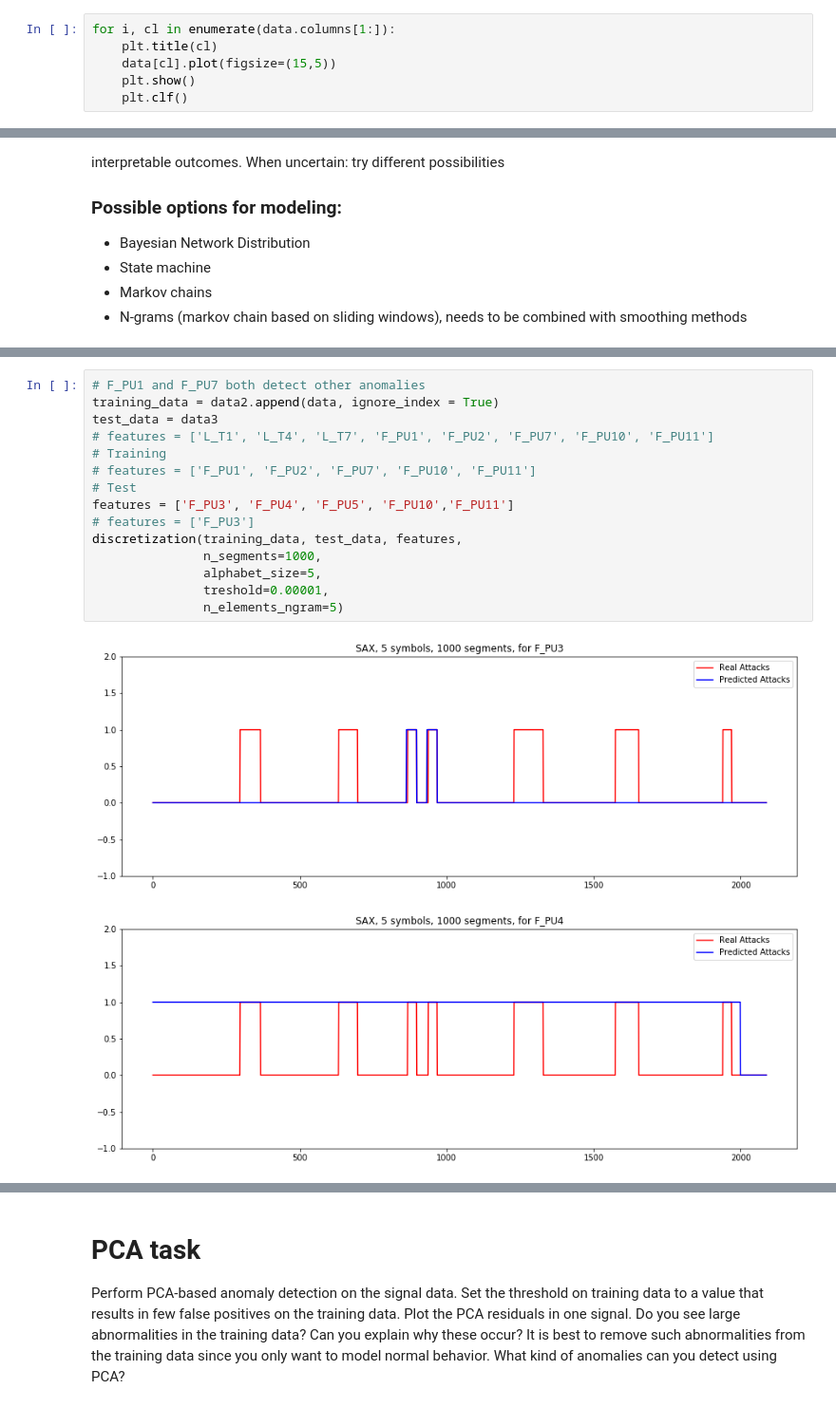
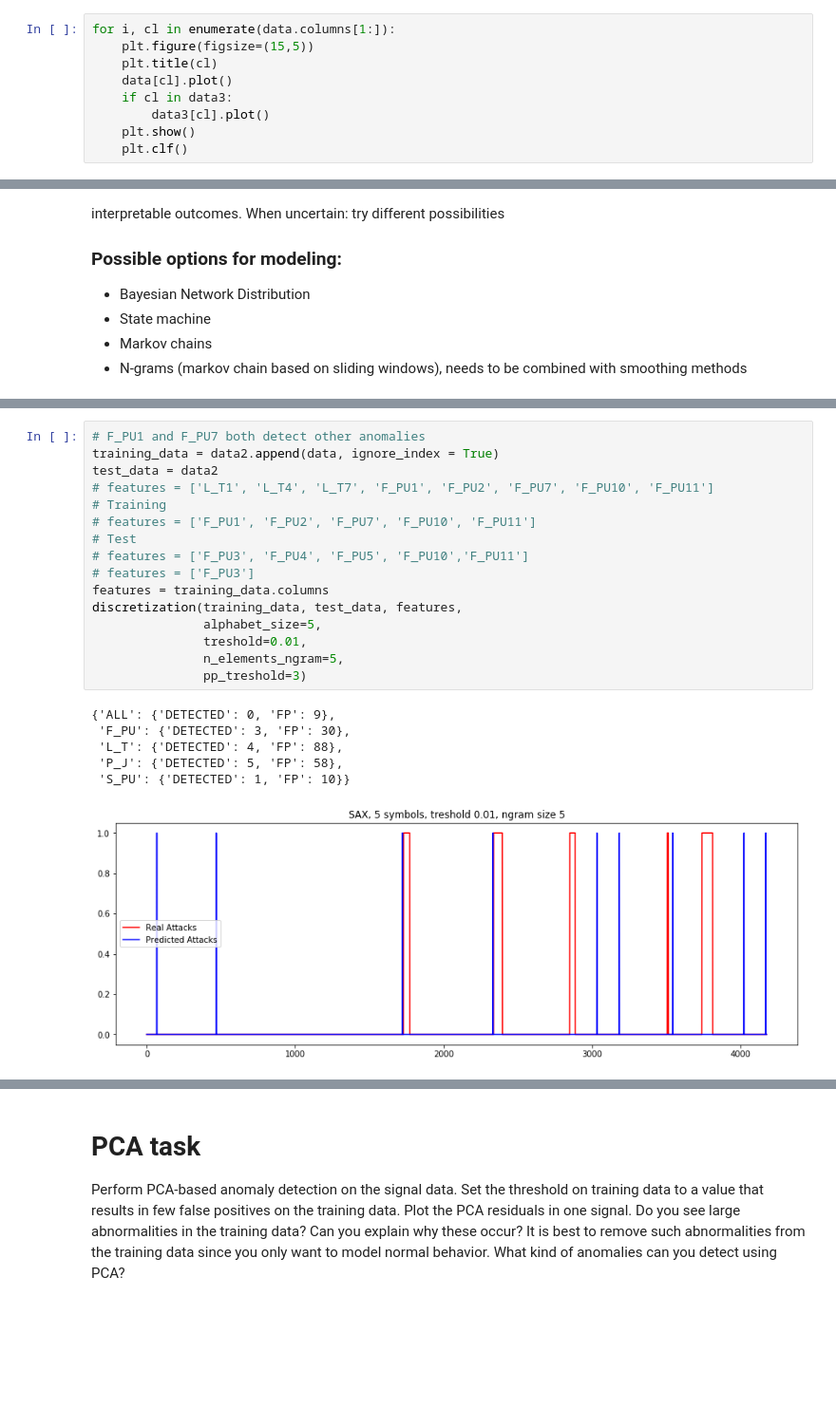
Before and after one commit to R-Graafmans/CDA_CS4035, a Jupyter notebook: Assignment2/Main_cas.ipynb, the cells around one changed output, grey strips where cells are left out. Shown at 95% size. Drawn from its saved outputs; the diff is of its cells as text; blank space fills up the shorter version.

```diff
--- a/Assignment2/Main_cas.ipynb
+++ b/Assignment2/Main_cas.ipynb
@@ -57,8 +83,11 @@ The data is categorized as follows:
 * ATT_FLAG is the attack flag (normal (0) / attack (1) / unknown (-999))
 # %%
 for i, cl in enumerate(data.columns[1:]):
+    plt.figure(figsize=(15,5))
     plt.title(cl)
-    data[cl].plot(figsize=(15,5))
+    data[cl].plot()
+    if cl in data3:
+        data3[cl].plot()
     plt.show()
     plt.clf()
 # %% [output]
@@ -409,18 +551,23 @@ def discretization(training_set, test_set, features, n_segments, alphabet_size,
 # %%
 # F_PU1 and F_PU7 both detect other anomalies
 training_data = data2.append(data, ignore_index = True)
-test_data = data3
+test_data = data2
 # features = ['L_T1', 'L_T4', 'L_T7', 'F_PU1', 'F_PU2', 'F_PU7', 'F_PU10', 'F_PU11']
 # Training
 # features = ['F_PU1', 'F_PU2', 'F_PU7', 'F_PU10', 'F_PU11']
 # Test
-features = ['F_PU3', 'F_PU4', 'F_PU5', 'F_PU10','F_PU11']
+# features = ['F_PU3', 'F_PU4', 'F_PU5', 'F_PU10','F_PU11']
 # features = ['F_PU3']
+features = training_data.columns
 discretization(training_data, test_data, features,
-               n_segments=1000,
                alphabet_size=5,
-               treshold=0.00001,
-               n_elements_ngram=5)
+               treshold=0.01,
+               n_elements_ngram=5,
+               pp_treshold=3)
 # %% [output]
+{'ALL': {'DETECTED': 0, 'FP': 9},
+ 'F_PU': {'DETECTED': 3, 'FP': 30},
+ 'L_T': {'DETECTED': 4, 'FP': 88},
+ 'P_J': {'DETECTED': 5, 'FP': 58},
+ 'S_PU': {'DETECTED': 1, 'FP': 10}}
-[figure, old version]
+[figure, new version]
-[figure, removed]
```
Also changed, not shown: parts of 9 cells of this notebook, 2 other files.
